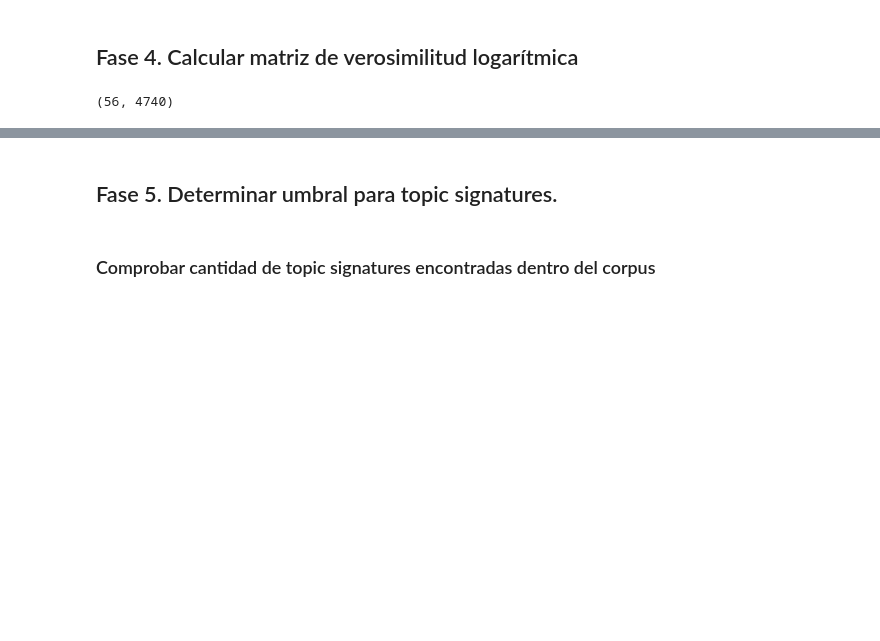
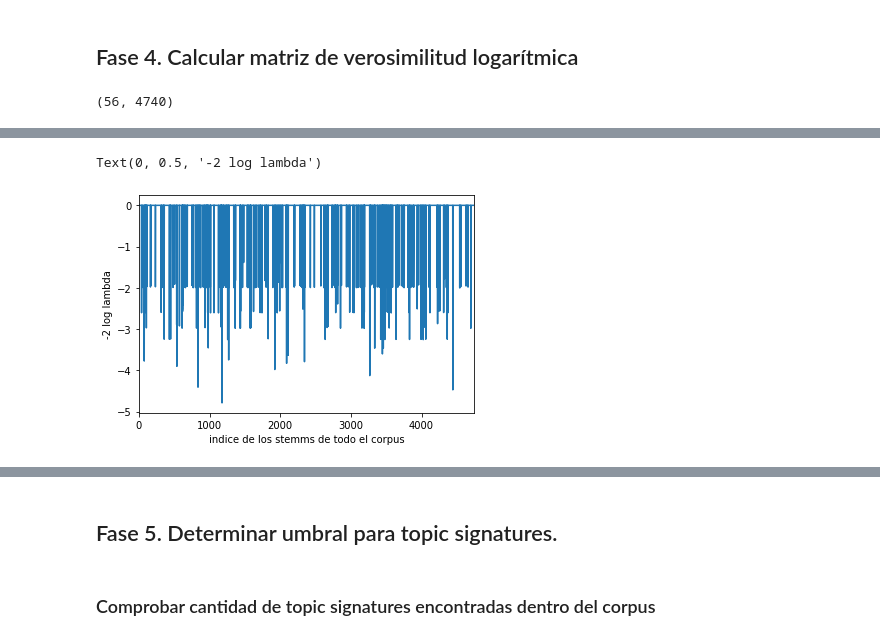
Before and after one commit to ecardona506/terms-of-service, a Jupyter notebook: Prueba de Verosimilitud Logaritmica.ipynb, the cells around one changed output, grey strips where cells are left out. Saved outputs shown, nothing was run; the diff lists cells and outputs as text; code cells hidden in the pictures; blank space fills up the shorter version.

```diff
--- a/Prueba de Verosimilitud Logaritmica.ipynb
+++ b/Prueba de Verosimilitud Logaritmica.ipynb
@@ -300,0 +306,7 @@ lambda_matrix.shape
+# %%
+grafica = df.plot(y=['-2 log lambda'],legend=False)
+grafica.set_xlabel('indice de los stemms de todo el corpus')
+grafica.set_ylabel('-2 log lambda')
+# %% [output]
+Text(0, 0.5, '-2 log lambda')
+[figure, added]
```
Also changed, not shown: parts of 57 cells of this notebook, 14 other files.
